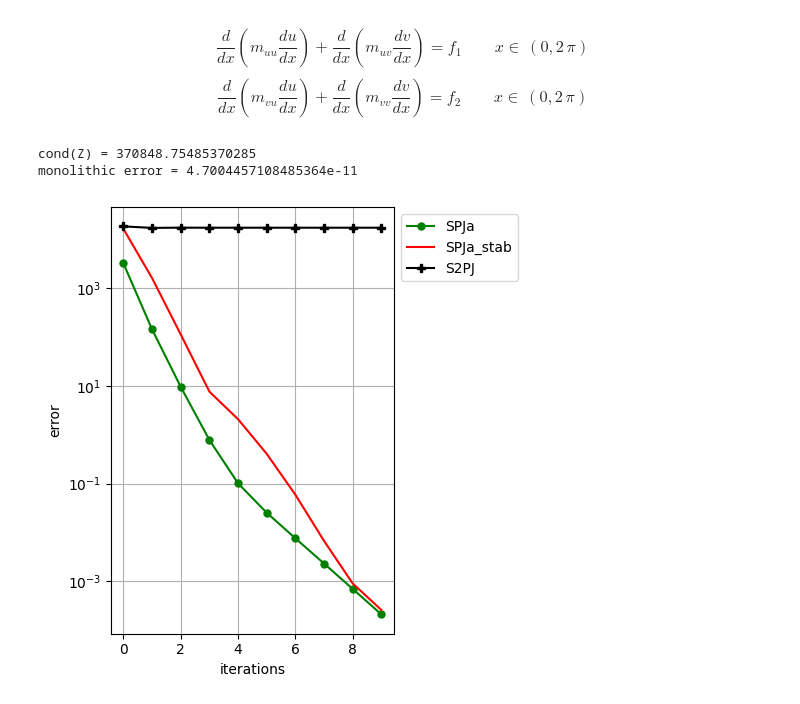
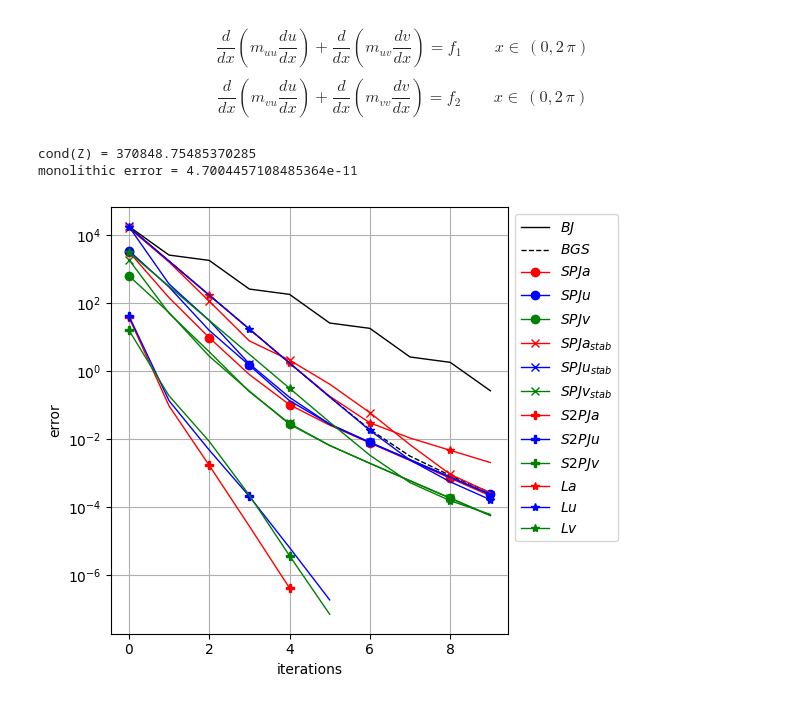
Before and after one commit to multiform-UoN/splittingschemes, a Jupyter notebook: python/fvm1D_quadLaplacian.ipynb, the cells around one changed output. Drawn from its saved outputs; the diff is of its cells as text; code cells hidden in the pictures.

Commit message:
bug-fix on the S2PJ algorithm and new plots

```diff
--- a/python/fvm1D_quadLaplacian.ipynb
+++ b/python/fvm1D_quadLaplacian.ipynb
@@ -141,95 +141,61 @@ u_SPJa, v_SPJa, res_SPJa, nit_SPJa = mylib.method_ShurPartialJacobi(    A, B, C,
 u_SPJu, v_SPJu, res_SPJu, nit_SPJu = mylib.method_ShurPartialJacobi(    A, B, C, D, f1, f2, nit_max, toll, type='shur_on_u')
 u_SPJv, v_SPJv, res_SPJv, nit_SPJv = mylib.method_ShurPartialJacobi(    A, B, C, D, f1, f2, nit_max, toll, type='shur_on_v')
 
-u_S2PJ, v_S2PJ, res_S2PJ, nit_S2PJ = mylib.method_ShurDualPartialJacobi(A, B, C, D, f1, f2, nit_max, toll)
-
-u_La, v_La, res_La, nit_La = mylib.method_Lscheme(A, B, C, D, f1, f2, nit_max, toll, type="both",   L=-0.1)
-u_Lu, v_Lu, res_Lu, nit_Lu = mylib.method_Lscheme(A, B, C, D, f1, f2, nit_max, toll, type="L_on_u", L=-0.1)
-u_Lv, v_Lv, res_Lv, nit_Lv = mylib.method_Lscheme(A, B, C, D, f1, f2, nit_max, toll, type="L_on_v", L=-0.1)
-
 u_SPJa_stab, v_SPJa_stab, res_SPJa_stab, nitfinal_SPJa_stab = mylib.method_SPJ_stab(A, B, C, D, f1, f2, nit_max, toll, type='alternate')
 u_SPJu_stab, v_SPJu_stab, res_SPJu_stab, nitfinal_SPJu_stab = mylib.method_SPJ_stab(A, B, C, D, f1, f2, nit_max, toll, type='shur_on_u')
 u_SPJv_stab, v_SPJv_stab, res_SPJv_stab, nitfinal_SPJv_stab = mylib.method_SPJ_stab(A, B, C, D, f1, f2, nit_max, toll, type='shur_on_v')
 
+u_S2PJa, v_S2PJa, res_S2PJa, nit_S2PJa = mylib.method_ShurDualPartialJacobi(A, B, C, D, f1, f2, nit_max, toll, type='alternate')
+u_S2PJu, v_S2PJu, res_S2PJu, nit_S2PJu = mylib.method_ShurDualPartialJacobi(A, B, C, D, f1, f2, nit_max, toll, type='shur_on_u')
+u_S2PJv, v_S2PJv, res_S2PJv, nit_S2PJv = mylib.method_ShurDualPartialJacobi(A, B, C, D, f1, f2, nit_max, toll, type='shur_on_v')
+
+u_La, v_La, res_La, nit_La = mylib.method_Lscheme(A, B, C, D, f1, f2, nit_max, toll, type="both",   Lu=-0.1, Lv=-0.1)
+u_Lu, v_Lu, res_Lu, nit_Lu = mylib.method_Lscheme(A, B, C, D, f1, f2, nit_max, toll, type="L_on_u", Lu=-0.1, Lv=-0.1)
+u_Lv, v_Lv, res_Lv, nit_Lv = mylib.method_Lscheme(A, B, C, D, f1, f2, nit_max, toll, type="L_on_v", Lu=-0.1, Lv=-0.1)
 
 Z = Z.toarray()
 A = A.toarray()
 B = B.toarray()
 C = C.toarray()
 D = D.toarray()
 
 print(f"cond(Z) = {np.linalg.cond(Z)}")
 print(f"monolithic error = {np.linalg.norm(f-np.dot(Z,sol))}")
 
 #####################################################################################################
 
-plt.figure(dpi=100, figsize=(5,5))
+linewidth = 1
+markersize = 6
+markevery = 1
+
+plt.figure(dpi=100, figsize=(6,5))
 nn = 5
-# plt.semilogy(res_BJ, 'b'  , label=f"BJ")
-# plt.semilogy(res_BGS, 'k-', label=f"BGS")
-plt.semilogy(res_SPJa, 'g.-', label=f"SPJa", markersize=10)
-plt.semilogy(res_SPJa_stab, 'r-', label=f"SPJa_stab")
-# plt.semilogy(res_SPJu, 'r.-', label=f"SPJu    slope={np.round(-mylib.slope(res_SPJu[:nn]), 3)}", markersize=10)
-# plt.semilogy(res_SPJv, 'y.-', label=f"SPJv    slope={np.round(-mylib.slope(res_SPJv[:nn]), 3)}", markersize=10)
-plt.semilogy(res_S2PJ, 'kP-', label=f"S2PJ")
-# plt.semilogy(res_La,   'g*-', label=f"La      slope={np.round(-mylib.slope(res_La[:nn]), 3)}")
-# plt.semilogy(res_Lu,   'r*-', label=f"Lu      slope={np.round(-mylib.slope(res_Lu[:nn]), 3)}")
-# plt.semilogy(res_Lv,   'y*-', label=f"Lv      slope={np.round(-mylib.slope(res_Lv[:nn]), 3)}")
-plt.legend(bbox_to_anchor=(1, 1.0))
+plt.semilogy(res_BJ,        'k',   linestyle='solid',  label=r"$BJ$",          linewidth=linewidth, markersize=markersize, markevery=markevery+0)
+plt.semilogy(res_BGS,       'k',   linestyle='dashed', label=r"$BGS$",         linewidth=linewidth, markersize=markersize, markevery=markevery+0)
+plt.semilogy(res_SPJa,      'ro',  linestyle='solid',  label=r"$SPJa$",        linewidth=linewidth, markersize=markersize, markevery=markevery+1)
+plt.semilogy(res_SPJu,      'bo',  linestyle='solid',  label=r"$SPJu$",        linewidth=linewidth, markersize=markersize, markevery=markevery+2)
+plt.semilogy(res_SPJv,      'go',  linestyle='solid',  label=r"$SPJv$",        linewidth=linewidth, markersize=markersize, markevery=markevery+3)
+plt.semilogy(res_SPJa_stab, 'rx',  linestyle='solid',  label=r"$SPJa_{stab}$", linewidth=linewidth, markersize=markersize, markevery=markevery+1)
+plt.semilogy(res_SPJu_stab, 'bx',  linestyle='solid',  label=r"$SPJu_{stab}$", linewidth=linewidth, markersize=markersize, markevery=markevery+2)
+plt.semilogy(res_SPJv_stab, 'gx',  linestyle='solid',  label=r"$SPJv_{stab}$", linewidth=linewidth, markersize=markersize, markevery=markevery+3)
+plt.semilogy(res_S2PJa,     'rP',  linestyle='solid',  label=r"$S2PJa$",       linewidth=linewidth, markersize=markersize, markevery=markevery+1)
+plt.semilogy(res_S2PJu,     'bP',  linestyle='solid',  label=r"$S2PJu$",       linewidth=linewidth, markersize=markersize, markevery=markevery+2)
+plt.semilogy(res_S2PJv,     'gP',  linestyle='solid',  label=r"$S2PJv$",       linewidth=linewidth, markersize=markersize, markevery=markevery+3)
+plt.semilogy(res_La,        'r*',  linestyle='solid',  label=r"$La$",          linewidth=linewidth, markersize=markersize, markevery=markevery+1)
+plt.semilogy(res_Lu,        'b*',  linestyle='solid',  label=r"$Lu$",          linewidth=linewidth, markersize=markersize, markevery=markevery+2)
+plt.semilogy(res_Lv,        'g*',  linestyle='solid',  label=r"$Lv$",          linewidth=linewidth, markersize=markersize, markevery=markevery+3)
+plt.legend(bbox_to_anchor=(1, 1))
 plt.grid()
 plt.xlabel('iterations')
 plt.ylabel('error')
 # plt.savefig('figures/error2.pdf')
 
-
-# fig, ax = plt.subplots(1, 2, figsize=(18,5), dpi=100)
-# markersize = 20
-# linewidth = 0.8
-# ax[0].set_xlabel(r'$x$')
-# ax[0].set_ylabel(r'$u,f_u$')
-# ax[0].plot(x, 0*x, '|', color='k', markersize=6.0)
-# ax[0].plot(xc, 0*xc, '.', color='k', markersize=2.0)
-# ax[0].plot(x, mylib.fvm_reconstruct_1D(u), 'sk' , label=r'$u_{rec,monolithic}$', linewidth=linewidth)
-# ax[0].plot(x, mylib.fvm_reconstruct_1D(u_BGS),  '.k' , label=r'$u_{rec,BGS}$',   linewidth=linewidth)
-# ax[0].plot(x, mylib.fvm_reconstruct_1D(u_SPJa), '.r' , label=r'$u_{rec,SPJa}$',  linewidth=linewidth)
-# ax[0].plot(x, mylib.fvm_reconstruct_1D(u_SPJu), '.y' , label=r'$u_{rec,SPJu}$',  linewidth=linewidth)
-# ax[0].plot(x, mylib.fvm_reconstruct_1D(u_SPJv), '.b' , label=r'$u_{rec,SPJv}$',  linewidth=linewidth)
-# ax[0].plot(x, mylib.fvm_reconstruct_1D(u_S2PJ), '.g' , label=r'$u_{rec,S2PJ}$',  linewidth=linewidth)
-# # ax[0].plot(xc, u, '_y', label=r'$\frac{1}{|cell|}\int u\,dx$', markersize=markersize)
-# ax[0].plot(xfine, u_sol(xfine, kwargs), '-b', label=r'$u(x)$')
-# #ax[0].plot(xfine, m_u(xfine, kwargs), '--g', label=r'$m_u(x)$')
-# #ax[0].plot(xfine, f_u(xfine, kwargs), '--c', label=r'$f_u(x)$')
-# ax[0].legend()
-# ax[0].grid()
-
-# ax[1].set_xlabel(r'$x$')
-# ax[1].set_ylabel(r'$v,f_v$')
-# ax[1].plot(x,  0*x, '|', color='k', markersize=6.0)
-# ax[1].plot(xc, 0*xc, '.', color='k', markersize=2.0)
-# ax[1].plot(x, mylib.fvm_reconstruct_1D(v), 'sk' , label=r'$v_{rec,monolithic}$', linewidth=linewidth)
-# ax[1].plot(x, mylib.fvm_reconstruct_1D(v_BGS), '.y' , label=r'$u_{rec,BGS}$',    linewidth=linewidth)
-# ax[1].plot(x, mylib.fvm_reconstruct_1D(v_SPJa), '.k' , label=r'$v_{rec,SPJa}$',  linewidth=linewidth)
-# ax[1].plot(x, mylib.fvm_reconstruct_1D(v_SPJu), '.r' , label=r'$v_{rec,SPJu}$',  linewidth=linewidth)
-# ax[1].plot(x, mylib.fvm_reconstruct_1D(v_SPJv), '.b' , label=r'$v_{rec,SPJv}$',  linewidth=linewidth)
-# ax[1].plot(x, mylib.fvm_reconstruct_1D(v_S2PJ), '.g' , label=r'$u_{rec,S2PJ}$',  linewidth=linewidth)
-# # ax[1].plot(xc, v, '_y', label=r'$\frac{1}{|cell|}\int v\,dx$', markersize=markersize)
-# ax[1].plot(xfine, v_sol(xfine, kwargs), '-b', label=r'$v(x)$')
-# #ax[1].plot(xfine, m_v(xfine, kwargs), '--g', label=r'$m_v(x)$')
-# #ax[1].plot(xfine, f_v(xfine, kwargs), '--c', label=r'$f_v(x)$')
-# ax[1].legend()
-# ax[1].grid()
-
-# #ax[0].plot(x, mylib.fvm_reconstruct_1D(fTOT), '-g' , label='furec', linewidth=linewidth)
-# #ax[0].plot(xc, ff, '_g', label='ff', markersize=markersize)
-# #ax[0].set_ylim(bottom=-4, top=4)
-# #ax[1].set_ylim(bottom=-4, top=4)
-# #ax[0].set_xlim([-0.001,0.1])
 plt.tight_layout()
 plt.show()
 # %% [output]
 cond(Z) = 370848.75485370285
 monolithic error = 4.7004457108485364e-11
-[figure, old version]
+[figure, new version]
 # %%
 L = np.pi
 N = 128
```
Also changed, not shown: parts of 1 cell of this notebook, 6 other files.
